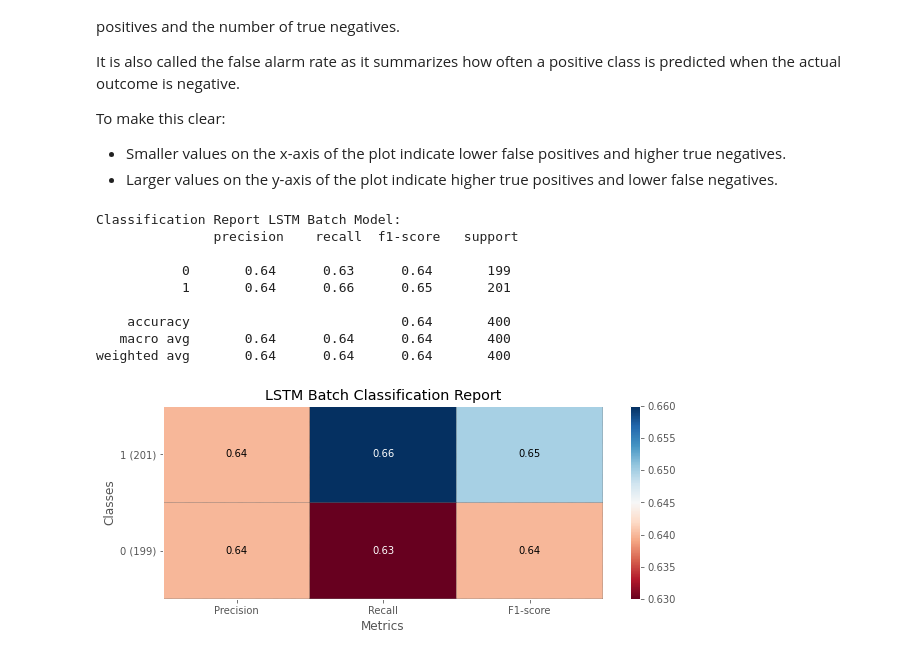
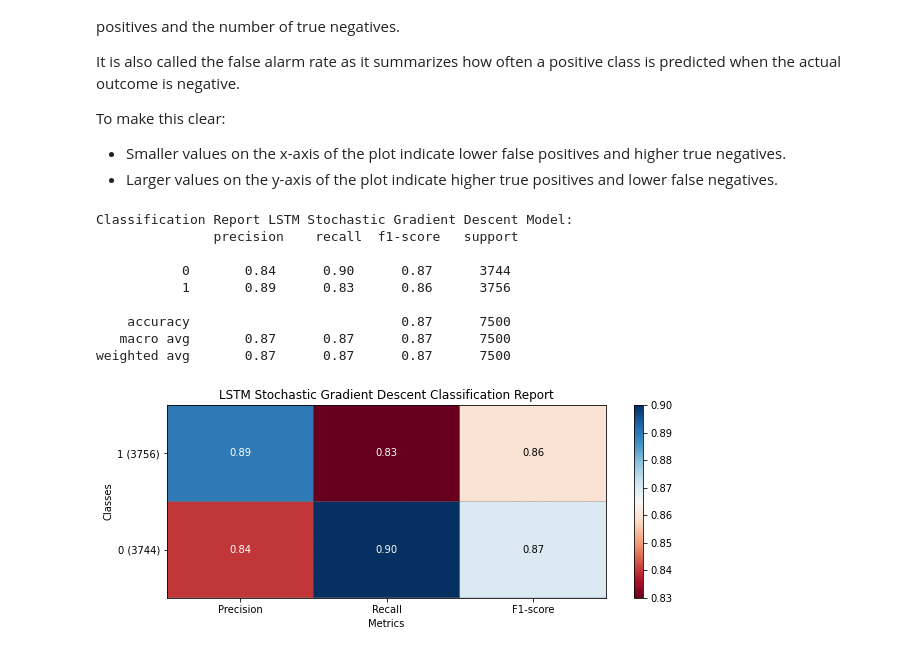
Before and after one commit to jackshendrikov/sensus, a Jupyter notebook: Part III - Training and Development of Different LSTM Models.ipynb, the cells around one changed output. Drawn from its saved outputs; the diff is of its cells as text; code cells hidden in the pictures.

Commit message:
Update models

```diff
--- a/Part III - Training and Development of Different LSTM Models.ipynb
+++ b/Part III - Training and Development of Different LSTM Models.ipynb
@@ -45,7 +59,7 @@ model = word2vec.KeyedVectors.load_word2vec_format('ubercorpus.lowercased.lemmat
 # %% [markdown]
 Now let's get a list of all the words from our dictionary:
 # %%
-words = list(model.vocab)
+words = list(model.index_to_key)
 # %% [markdown]
 Just to make sure everything is loaded correctly, we can look at the dimensions of the dictionary list and the embedding matrix:
 # %%
@@ -131,7 +145,7 @@ Based on the histogram data, as well as the average number of words in the files
 def sent_embed(words, docs):
     x_sent_embed, y_sent_embed = [], []
 
-    max_seq_len = 100
+    max_seq_len = 50
 
     # recover the embedding of each sentence with the average of the vector that composes it
     # sent - sentence, state - state of the sentence (pos/neg)
@@ -170,10 +184,10 @@ Now, for further work, we will divide our corpus for training, testing and devel
 from sklearn.model_selection import train_test_split
 
 # train test
-x_train, x_test, y_train, y_test = train_test_split(x, y, test_size=0.2, random_state=42)
+x_train, x_test, y_train, y_test = train_test_split(x, y, test_size=0.25, random_state=42)
 
 # train dev
-x_train, x_val, y_train, y_val = train_test_split(x_train, y_train, test_size=0.2, random_state=42)
+x_train, x_val, y_train, y_val = train_test_split(x_train, y_train, test_size=0.25, random_state=42)
 # %%
 print('Length of x_train:', len(x_train), '| Length of y_train:', len(y_train))
 print('Length of x_test:  ', len(x_test), '| Length of y_test: ', len(y_test))
@@ -296,3 +325,6 @@ model_batch = load_model('LSTM-Batch-Model.h5')
+# %%
+# returns a compiled model, identical to the previous one
+model_batch = load_model('models/LSTM-Batch-Model.h5')
 # %% [markdown]
 Let's check if everything is correct:
 # %%
@@ -750,21 +876,21 @@ To make this clear:
 # %%
 from sklearn.metrics import classification_report
 
 batch_prediction = (model_batch.predict(x_test) > 0.5).astype("int32")
-print('Classification Report LSTM Batch Model:\n', classification_report(y_test, batch_prediction))
+print('Classification Report LSTM Stochastic Gradient Descent Model:\n', classification_report(y_test, batch_prediction))
 
-plot_classification_report(classification_report(y_test, batch_prediction), title='LSTM Batch Classification Report', cmap='RdBu')
+plot_classification_report(classification_report(y_test, batch_prediction), title='LSTM Stochastic Gradient Descent Classification Report', cmap='RdBu')
 # %% [output]
-Classification Report LSTM Batch Model:
+Classification Report LSTM Stochastic Gradient Descent Model:
                precision    recall  f1-score   support
 
-           0       0.64      0.63      0.64       199
-           1       0.64      0.66      0.65       201
+           0       0.84      0.90      0.87      3744
+           1       0.89      0.83      0.86      3756
 
-    accuracy                           0.64       400
-   macro avg       0.64      0.64      0.64       400
-weighted avg       0.64      0.64      0.64       400
+    accuracy                           0.87      7500
+   macro avg       0.87      0.87      0.87      7500
+weighted avg       0.87      0.87      0.87      7500
-[figure, old version]
+[figure, new version]
 # %%
 mini_prediction = (model_mini.predict(x_test) > 0.5).astype("int32")
 print('Classification Report LSTM Mini-Batch Model:\n', classification_report(y_test, mini_prediction))
```
Also changed, not shown: parts of 60 cells of this notebook, 17 other files.
